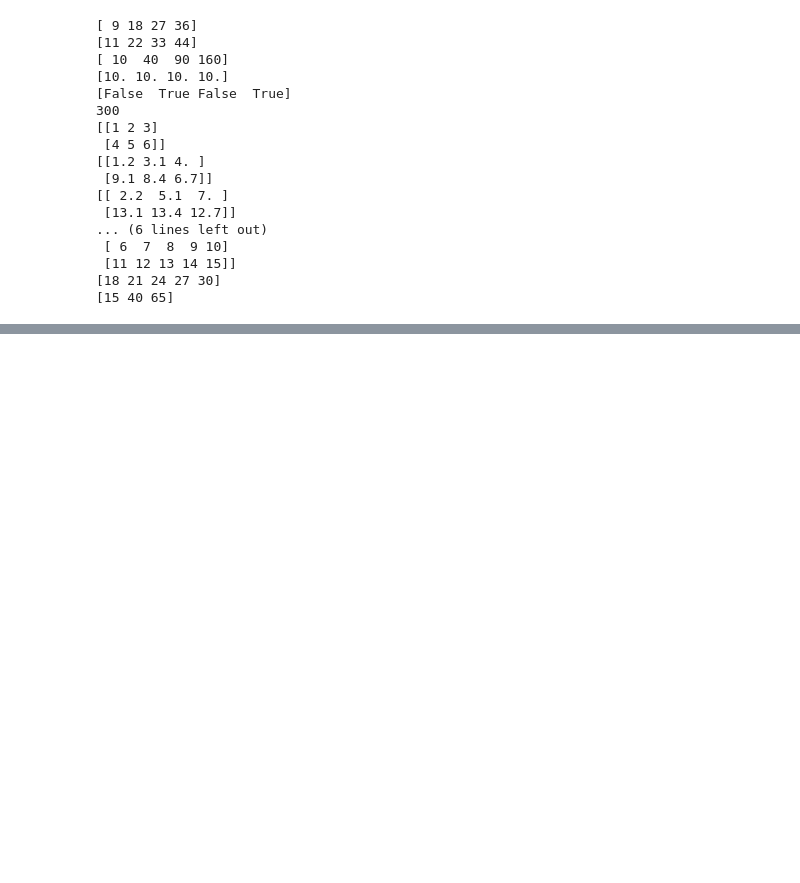
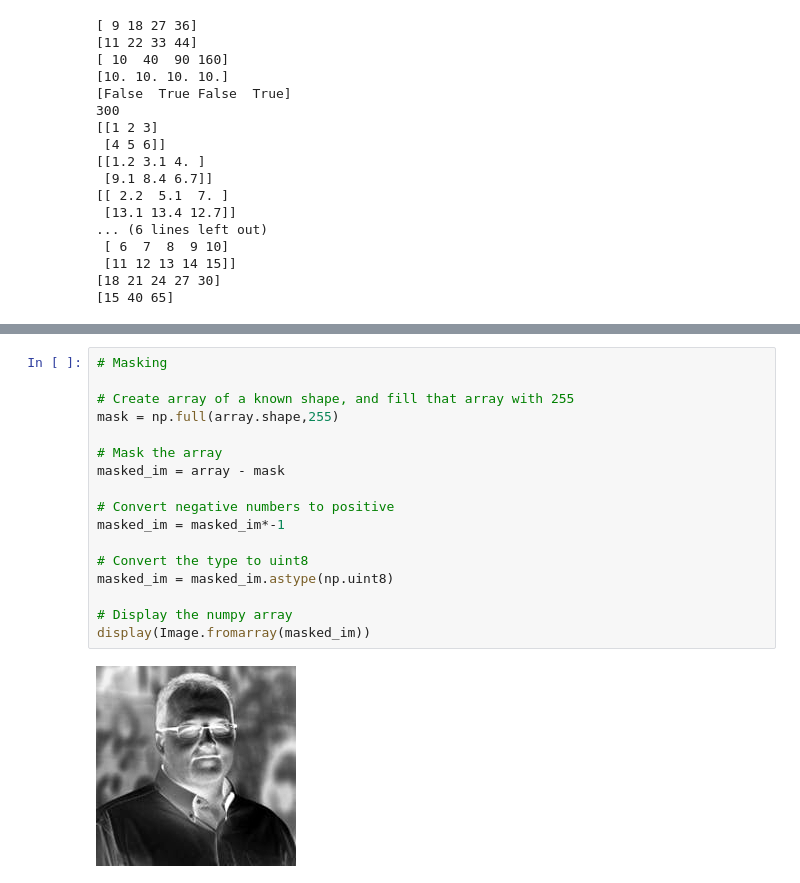
Before and after one commit to ruslanmasinjila/Applied_Data_Science_With_Python, a Jupyter notebook: 1. Introduction to Data Science in Python/week1/week1.ipynb, the cells around one changed output, grey strips where cells are left out. Drawn from its saved outputs; the diff is of its cells as text; blank space fills up the shorter version.

```diff
--- a/1. Introduction to Data Science in Python/week1/week1.ipynb
+++ b/1. Introduction to Data Science in Python/week1/week1.ipynb
@@ -277,0 +296,19 @@ print(c.sum(axis=1))
+# %%
+# Masking
+
+# Create array of a known shape, and fill that array with 255
+mask = np.full(array.shape,255)
+
+# Mask the array
+masked_im = array - mask
+
+# Convert negative numbers to positive
+masked_im = masked_im*-1
+
+# Convert the type to uint8
+masked_im = masked_im.astype(np.uint8)
+
+# Display the numpy array
+display(Image.fromarray(masked_im))
+# %% [output]
+[figure, added]
```
Also changed, not shown: parts of 9 cells of this notebook, 1 other file.
